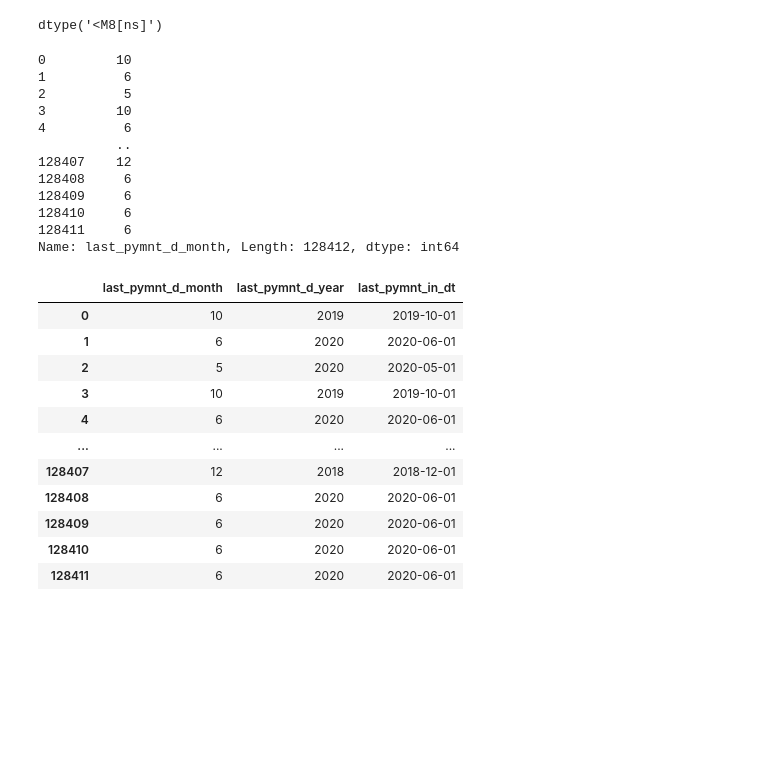
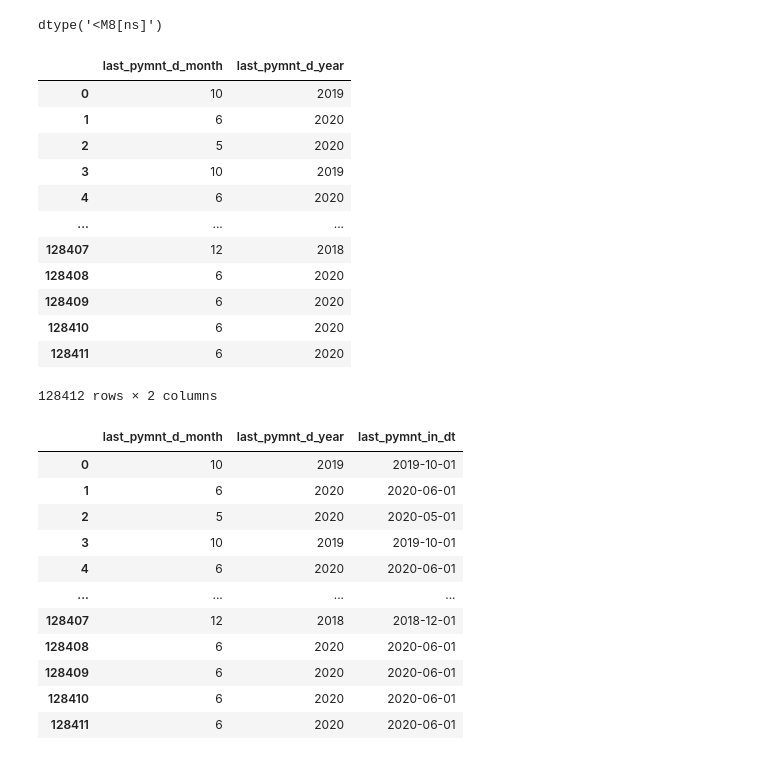
Before and after one commit to JoshuaHaga/DS-Unit-1-Sprint-1-Data-Wrangling-and-Storytelling, a Jupyter notebook: module2-make-features/LS_DS_112_Make_Features_Assignment.ipynb, the cells around one changed output. Saved outputs shown, nothing was run; the diff lists cells and outputs as text; code cells hidden in the pictures; blank space fills up the shorter version.

```diff
--- a/module2-make-features/LS_DS_112_Make_Features_Assignment.ipynb
+++ b/module2-make-features/LS_DS_112_Make_Features_Assignment.ipynb
@@ -206,24 +205,23 @@ dtype('<M8[ns]')
 #append to dataset and break down into year or month
 LoanStats['last_pymnt_d_month'] = LoanStats['last_pymnt_in_dt'].dt.month
 LoanStats['last_pymnt_d_year'] = LoanStats['last_pymnt_in_dt'].dt.year
-# %%
-LoanStats['last_pymnt_d_month'] = LoanStats['last_pymnt_in_dt'].dt.month
-LoanStats['last_pymnt_d_year'] = LoanStats['last_pymnt_in_dt'].dt.year
-# %%
-LoanStats['last_pymnt_d_month']
-# %% [output]
-0         10
-1          6
-2          5
-3         10
-4          6
-          ..
-128407    12
-128408     6
-128409     6
-128410     6
-128411     6
-Name: last_pymnt_d_month, Length: 128412, dtype: int64
+# %%
+#checking to make sure everything is correct
+LoanStats[['last_pymnt_d_month','last_pymnt_d_year']]
+# %% [output]
+|  | last_pymnt_d_month | last_pymnt_d_year |
+| 0 | 10 | 2019 |
+| 1 | 6 | 2020 |
+| 2 | 5 | 2020 |
+| 3 | 10 | 2019 |
+| 4 | 6 | 2020 |
+| ... | ... | ... |
+| 128407 | 12 | 2018 |
+| 128408 | 6 | 2020 |
+| 128409 | 6 | 2020 |
+| 128410 | 6 | 2020 |
+| 128411 | 6 | 2020 |
+128412 rows × 2 columns
 # %%
 LoanStats[['last_pymnt_d_month','last_pymnt_d_year','last_pymnt_in_dt',]]
 # %% [output]
```
Also changed, not shown: parts of 8 cells of this notebook.
